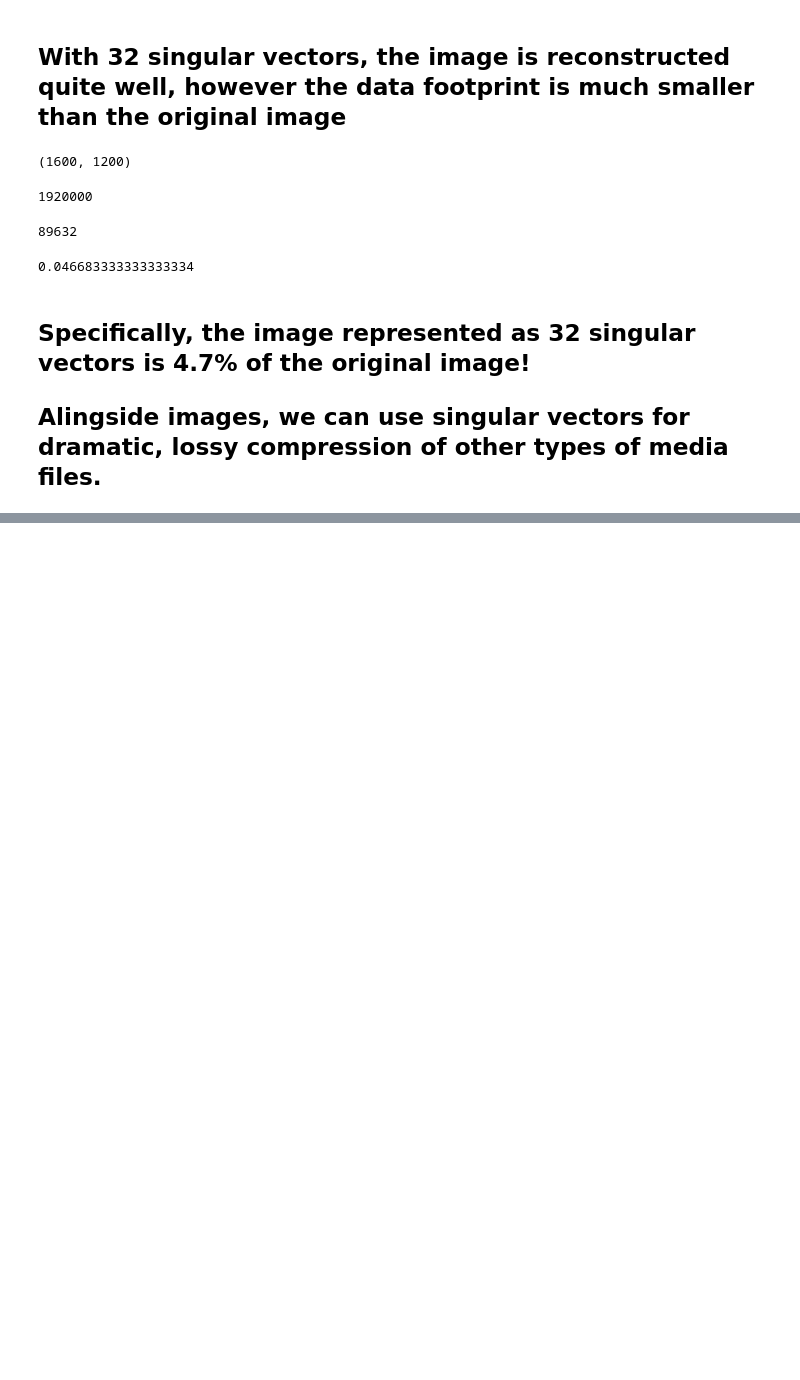
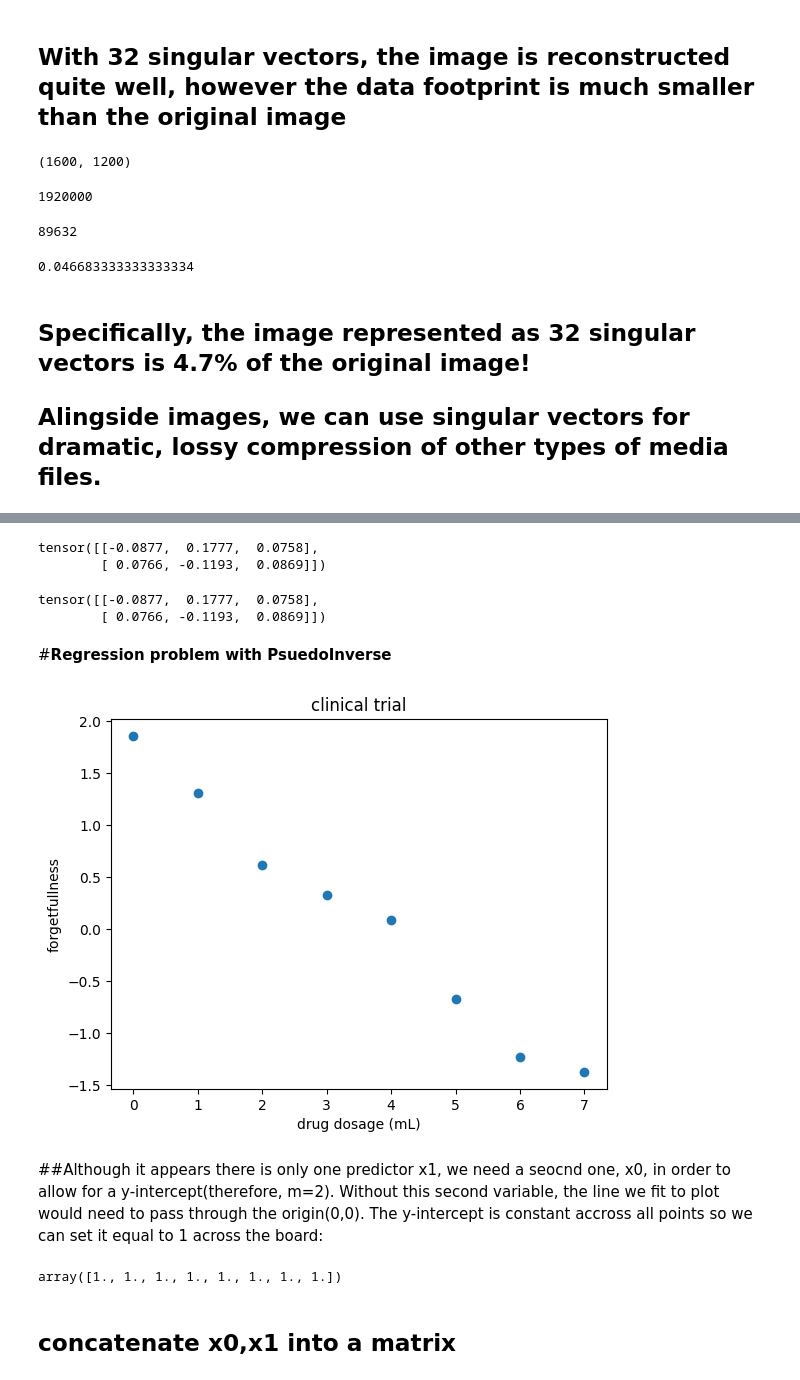
Before and after one commit to fakhar-iqbal/Machine_Learning_Fundamentals, a Jupyter notebook: LinearAlgebra_II.ipynb, the cells around one changed output, grey strips where cells are left out. Drawn from its saved outputs; the diff is of its cells as text; code cells hidden in the pictures; blank space fills up the shorter version.

```diff
--- a/LinearAlgebra_II.ipynb
+++ b/LinearAlgebra_II.ipynb
@@ -958,0 +1076,36 @@ svd_size/full
+# %%
+torch.matmul(torch.transpose(VT,0,1),torch.matmul(Dplus,torch.transpose(U,0,1)))
+# %% [output]
+tensor([[-0.0877,  0.1777,  0.0758],
+        [ 0.0766, -0.1193,  0.0869]])
+# %%
+torch.linalg.pinv(Ap)
+# %% [output]
+tensor([[-0.0877,  0.1777,  0.0758],
+        [ 0.0766, -0.1193,  0.0869]])
+# %% [markdown]
+#**Regression problem with PsuedoInverse**
+# %%
+x1 = [0,1,2,3,4,5,6,7.]    #Dosage of drugs to treat Alzheimer disease
+y = [1.86,1.31,0.62,0.33,0.09,-0.67,-1.23,-1.37]   # Patients forgetfulness score
+# %%
+title = "clinical trial"
+xlabel = "drug dosage (mL)"
+ylabel = "forgetfullness"
+# %%
+fig,ax = plt.subplots()
+plt.title(title)
+plt.xlabel(xlabel)
+plt.ylabel(ylabel)
+_ = ax.scatter(x1,y)
+# %% [output]
+[figure, added]
+# %% [markdown]
+##Although it appears there is only one predictor x1, we need a seocnd one, x0, in order to allow for a y-intercept(therefore, m=2). Without this second variable, the line we fit to plot would need to pass through the origin(0,0). The y-intercept is constant accross all points so we can set it equal to 1 across the board:
+# %%
+x0 = np.ones(8)
+x0
+# %% [output]
+array([1., 1., 1., 1., 1., 1., 1., 1.])
+# %% [markdown]
+## concatenate x0,x1 into a matrix
```
Also changed, not shown: parts of 30 cells of this notebook.
